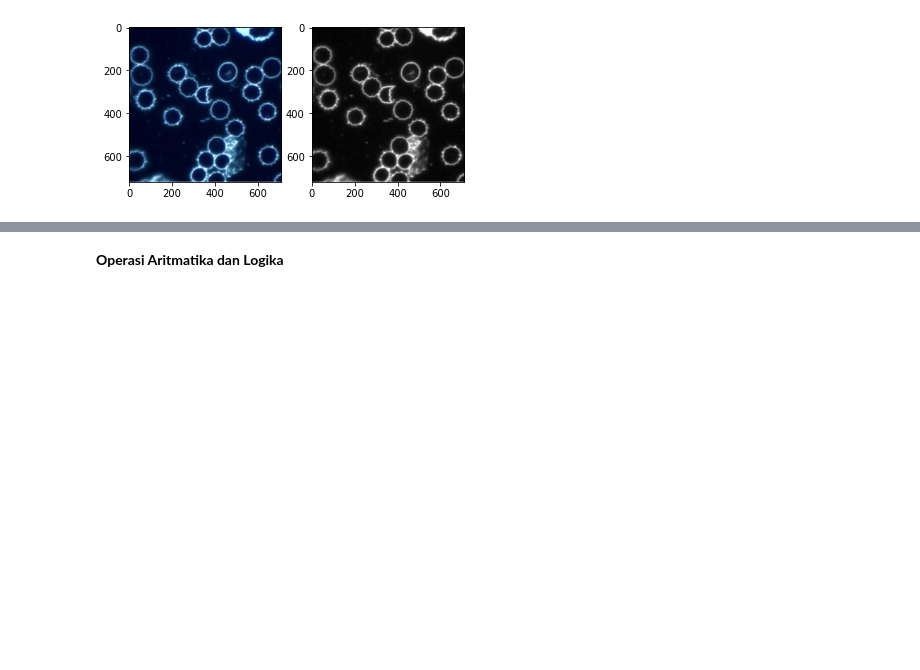
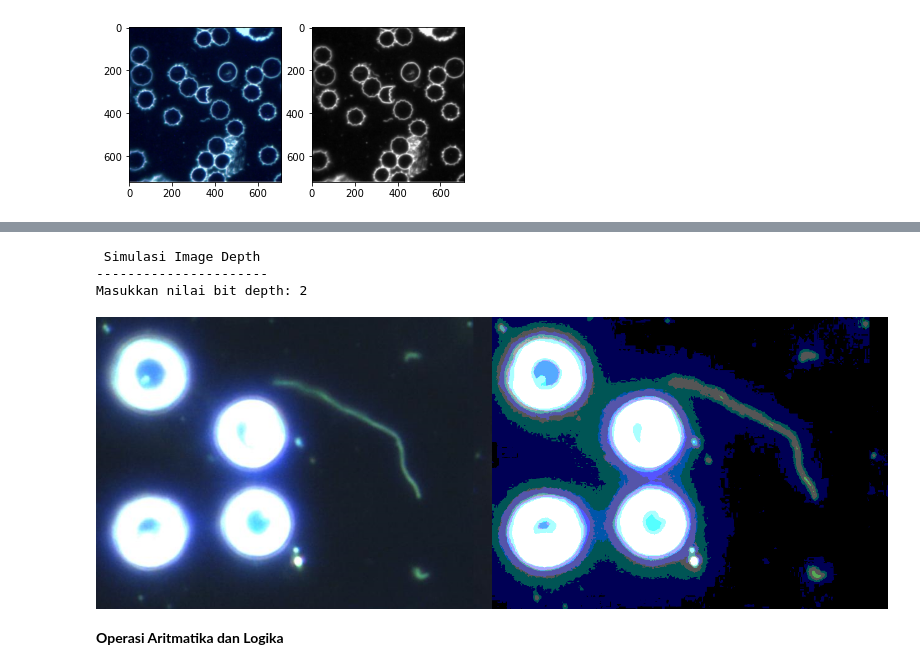
Before and after one commit to darman1725/PCVK_Genap_2022, a Jupyter notebook: UAS_PCVK_2022.ipynb, the cells around one changed output, grey strips where cells are left out. Saved outputs shown, nothing was run; the diff lists cells and outputs as text; code cells hidden in the pictures; blank space fills up the shorter version.

```diff
--- a/UAS_PCVK_2022.ipynb
+++ b/UAS_PCVK_2022.ipynb
@@ -108,3 +153,31 @@ ax[1].imshow(gray_img, cmap='gray')
+# %%
+# 2. Buat Simulasi Image Depth
+
+original = cv.cvtColor(img_rgb,cv.COLOR_BGR2RGB)
+gamma_image = np.zeros(original.shape, original.dtype)
+
+print(' Simulasi Image Depth ')
+print('----------------------')
+try:
+  bd = float(input('Masukkan nilai bit depth: '))
+except ValueError:
+  print('Error, not a number')
+
+bit = 2**bd
+level = 255/(bit-1)
+
+for y in range(original.shape[0]):
+  for x in range(original.shape[1]):
+    for c in range(original.shape[2]):
+     gamma_image[y,x,c] = np.clip(round(original[y,x,c] / level) * level, 0, 255);
+
+final_frame = cv.hconcat((original, gamma_image))
+cv2_imshow(final_frame)
+# %% [output]
+ Simulasi Image Depth
+----------------------
+Masukkan nilai bit depth: 2
+[figure, added]
 # %% [markdown]
 **Operasi Aritmatika dan Logika**
 # %% [markdown]
```
Also changed, not shown: parts of 3 cells of this notebook.
